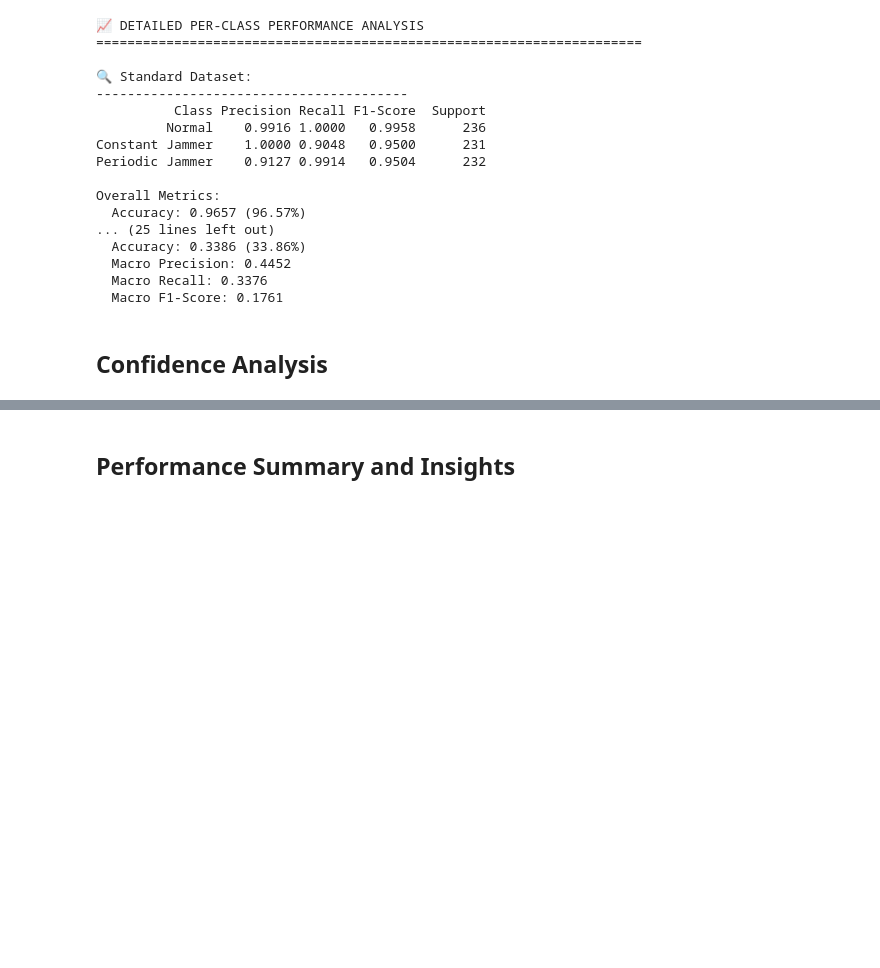
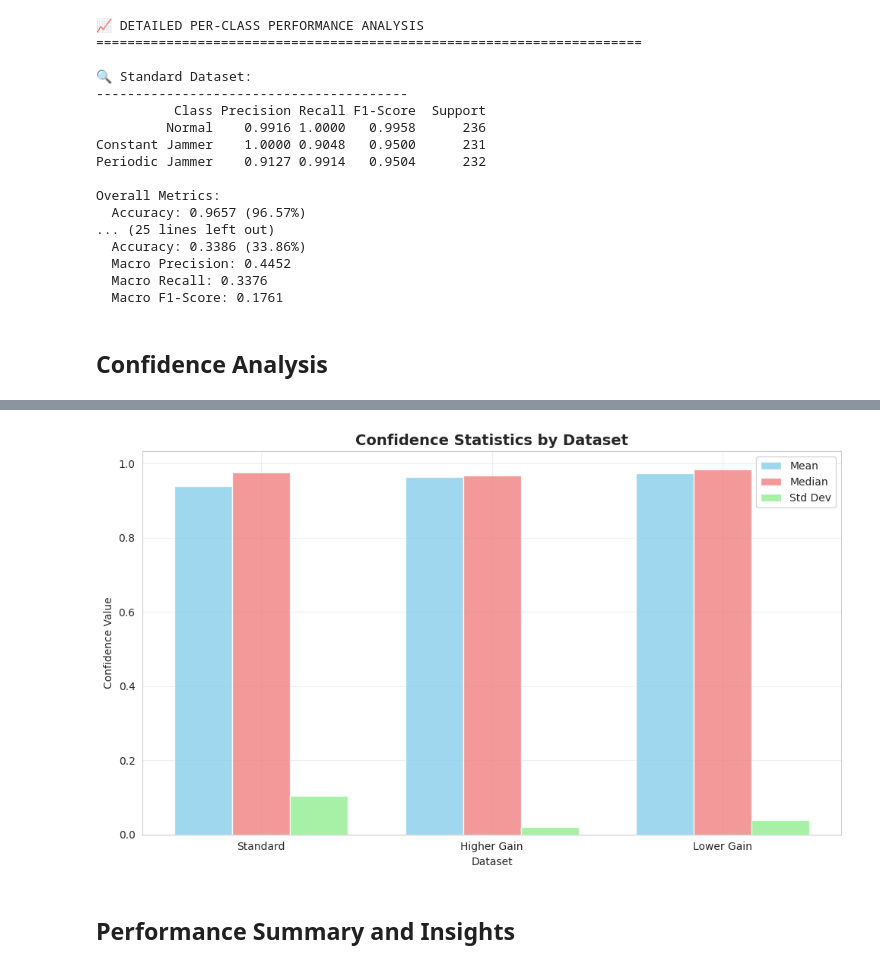
Before and after one commit to OmarElmelegy/Jamming_Detection_SDR, a Jupyter notebook: notebooks/model_evaluation_comprehensive.ipynb, the cells around one changed output, grey strips where cells are left out. Saved outputs shown, nothing was run; the diff lists cells and outputs as text; code cells hidden in the pictures; blank space fills up the shorter version.

```diff
--- a/notebooks/model_evaluation_comprehensive.ipynb
+++ b/notebooks/model_evaluation_comprehensive.ipynb
@@ -643,3 +639,47 @@ plt.show()
+# %%
+# 4. Confidence Statistics by Dataset
+fig, ax = plt.subplots(figsize=(10, 6))
+
+confidence_stats = []
+for dataset_name, results in all_results.items():
+    probabilities = results['probabilities']
+    max_probs = np.max(probabilities, axis=1)
+
+    stats = {
+        'Dataset': dataset_name,
+        'Mean': np.mean(max_probs),
+        'Median': np.median(max_probs),
+        'Std': np.std(max_probs),
+        'Min': np.min(max_probs),
+        'Max': np.max(max_probs)
+    }
+    confidence_stats.append(stats)
+
+# Plot confidence statistics as grouped bar chart
+x = np.arange(len(datasets))
+width = 0.25
+
+means = [stats['Mean'] for stats in confidence_stats]
+medians = [stats['Median'] for stats in confidence_stats]
+stds = [stats['Std'] for stats in confidence_stats]
+
+ax.bar(x - width, means, width, label='Mean', color='skyblue', alpha=0.8)
+ax.bar(x, medians, width, label='Median', color='lightcoral', alpha=0.8)
+ax.bar(x + width, stds, width, label='Std Dev', color='lightgreen', alpha=0.8)
+
+ax.set_title('Confidence Statistics by Dataset', fontsize=14, fontweight='bold')
+ax.set_xlabel('Dataset')
+ax.set_ylabel('Confidence Value')
+ax.set_xticks(x)
+ax.set_xticklabels(datasets)
+ax.legend()
+ax.grid(True, alpha=0.3)
+
+plt.tight_layout()
+plt.savefig('/home/omar/Downloads/SDRv2/results/visualizations/confidence_statistics.png', dpi=300, bbox_inches='tight')
+plt.show()
+# %% [output]
+[figure, added]
 # %% [markdown]
 ## Performance Summary and Insights
 # %%
```
Also changed, not shown: parts of 9 cells of this notebook, 10 other files.
